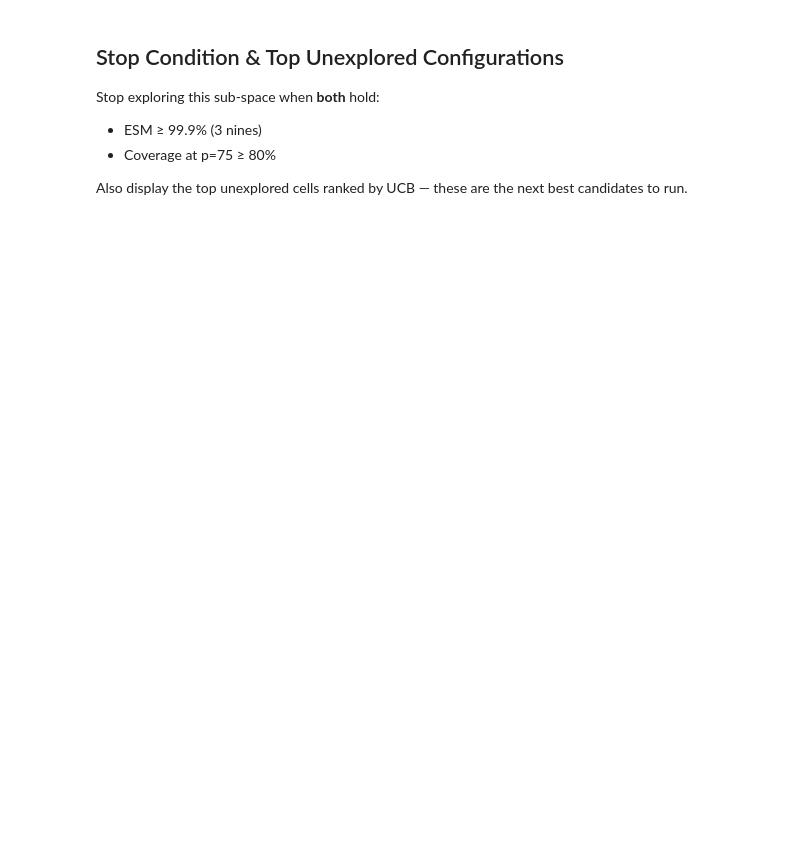
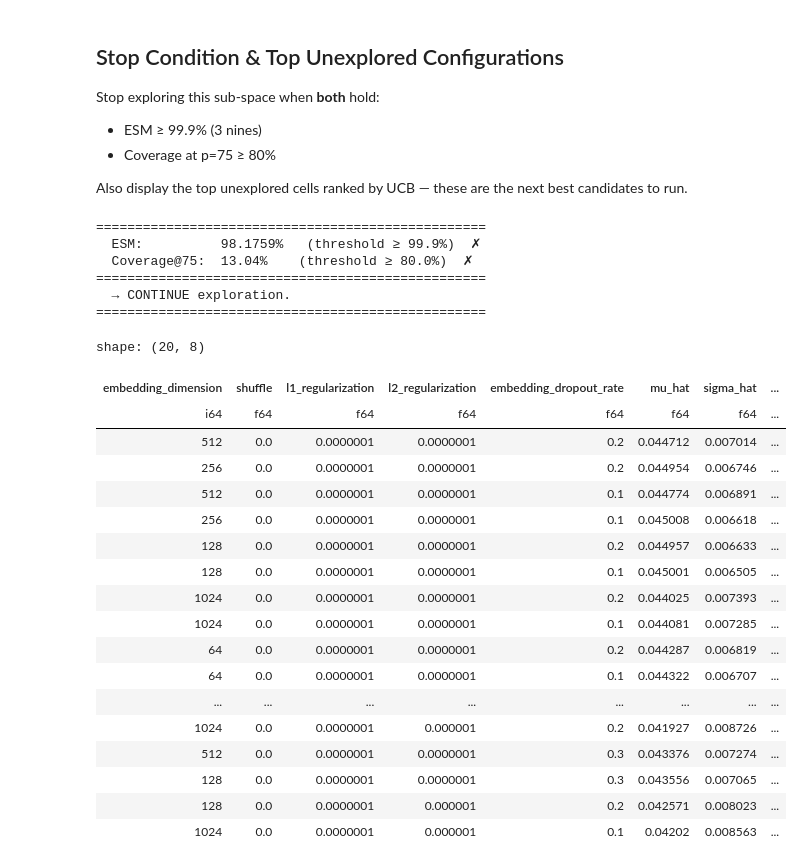
Before and after one commit to chaald/peppermint-matrix, a Jupyter notebook: notebooks/parameter_analysis/surrogate_model.ipynb, the cells around one changed output. Saved outputs shown, nothing was run; the diff lists cells and outputs as text; code cells hidden in the pictures; blank space fills up the shorter version.

Commit message:
surrogate model final

```diff
--- a/notebooks/parameter_analysis/surrogate_model.ipynb
+++ b/notebooks/parameter_analysis/surrogate_model.ipynb
@@ -204,7 +204,7 @@ class RegularizationLogTransformer(BaseEstimator, TransformerMixin):
 surrogate = Pipeline([
     ("log_reg", RegularizationLogTransformer(feature_names)),
     ("rf", RandomForestRegressor(
-        n_estimators=256,
+        n_estimators=1024,
         max_features="sqrt",   # ~2 features/split; forces tree diversity so σ̂ is a meaningful uncertainty signal
         max_samples=0.1,       # each tree sees 10% of runs → more distinct subsets → wider σ̂ spread
         min_samples_leaf=3,
@@ -395,22 +409,20 @@ print(f"Unexplored:   {n_unexplored:,}")
 # %%
-# Predict μ̂ and σ̂ for every unexplored cell
-unexplored_df = full_grid.filter(~pl.col("explored"))
-X_unexplored = unexplored_df.select(feature_names).with_columns(
-    pl.col("shuffle").cast(pl.Float64)
-).to_numpy()
+# Predict μ̂ and σ̂ for the full grid
+full_grid_features = full_grid.select(feature_names).to_numpy()
 
-# Collect per-tree predictions to compute mean and std
-rf_surrogate = surrogate.named_steps["rf"]
-X_unexplored_log = surrogate.named_steps["log_reg"].transform(X_unexplored)
-tree_preds = np.stack([tree.predict(X_unexplored_log) for tree in rf_surrogate.estimators_], axis=0)  # (n_trees, n_cells)
+surrogate_forrest = surrogate.named_steps["rf"]
+full_grid_features_log = surrogate.named_steps["log_reg"].transform(full_grid_features)
+tree_preds = np.stack([tree.predict(full_grid_features_log) for tree in surrogate_forrest.estimators_], axis=0)  # (n_trees, n_cells)
 mu_hat    = tree_preds.mean(axis=0)
 sigma_hat = tree_preds.std(axis=0)
 
-unexplored_df = unexplored_df.with_columns([
+full_grid = full_grid.with_columns([
     pl.Series("mu_hat",    mu_hat),
     pl.Series("sigma_hat", sigma_hat),
     pl.Series("ucb",       mu_hat + beta * sigma_hat),
 ])
 
-print(f"Predictions computed for {len(unexplored_df):,} unexplored cells")
-unexplored_df.select("mu_hat", "sigma_hat", "ucb").describe()
+unexplored_dataframe = full_grid.filter(~pl.col("explored"))
+
+print(f"Predictions computed for {len(full_grid):,} cells ({len(unexplored_dataframe):,} unexplored)")
+full_grid.select("explored", "mu_hat", "sigma_hat", "ucb").describe()
@@ -496,7 +546,7 @@ ESM_STOP_THRESHOLD      = 99.9   # 3 nines
 COVERAGE_STOP_THRESHOLD = 80.0   # percent
 COVERAGE_PERCENTILE     = 75
 
-coverage_75 = coverage_at_percentile(full_grid_with_mu, COVERAGE_PERCENTILE)
+coverage_75 = coverage_at_percentile(full_grid, COVERAGE_PERCENTILE)
 
 esm_met      = esm >= ESM_STOP_THRESHOLD
 coverage_met = coverage_75 >= COVERAGE_STOP_THRESHOLD
@@ -508,12 +558,39 @@ print(f"  Coverage@75:  {coverage_75:.2f}%    (threshold ≥ {COVERAGE_STOP_THRE
 print("=" * 50)
 print(f"  → {'STOP — sub-space saturated.' if should_stop else 'CONTINUE exploration.'}")
 print("=" * 50)
+# %% [output]
+==================================================
+  ESM:          98.1759%   (threshold ≥ 99.9%)  ✗
+  Coverage@75:  13.04%    (threshold ≥ 80.0%)  ✗
+==================================================
+  → CONTINUE exploration.
+==================================================
 # %%
 # Top unexplored configurations ranked by UCB
 top_unexplored = (
-    unexplored_df
+    unexplored_dataframe
     .sort("ucb", descending=True)
     .head(20)
     .select([*feature_names, "mu_hat", "sigma_hat", "ucb"])
 )
 top_unexplored
+# %% [output]
+shape: (20, 8)
+| embedding_dimension | shuffle | l1_regularization | l2_regularization | embedding_dropout_rate | mu_hat | sigma_hat | ... |
+| i64 | f64 | f64 | f64 | f64 | f64 | f64 | ... |
+| 512 | 0.0 | 0.0000001 | 0.0000001 | 0.2 | 0.044712 | 0.007014 | ... |
+| 256 | 0.0 | 0.0000001 | 0.0000001 | 0.2 | 0.044954 | 0.006746 | ... |
+| 512 | 0.0 | 0.0000001 | 0.0000001 | 0.1 | 0.044774 | 0.006891 | ... |
+| 256 | 0.0 | 0.0000001 | 0.0000001 | 0.1 | 0.045008 | 0.006618 | ... |
+| 128 | 0.0 | 0.0000001 | 0.0000001 | 0.2 | 0.044957 | 0.006633 | ... |
+| 128 | 0.0 | 0.0000001 | 0.0000001 | 0.1 | 0.045001 | 0.006505 | ... |
+| 1024 | 0.0 | 0.0000001 | 0.0000001 | 0.2 | 0.044025 | 0.007393 | ... |
+| 1024 | 0.0 | 0.0000001 | 0.0000001 | 0.1 | 0.044081 | 0.007285 | ... |
+| 64 | 0.0 | 0.0000001 | 0.0000001 | 0.2 | 0.044287 | 0.006819 | ... |
+| 64 | 0.0 | 0.0000001 | 0.0000001 | 0.1 | 0.044322 | 0.006707 | ... |
+| ... | ... | ... | ... | ... | ... | ... | ... |
+| 1024 | 0.0 | 0.0000001 | 0.000001 | 0.2 | 0.041927 | 0.008726 | ... |
+| 512 | 0.0 | 0.0000001 | 0.0000001 | 0.3 | 0.043376 | 0.007274 | ... |
+| 128 | 0.0 | 0.0000001 | 0.0000001 | 0.3 | 0.043556 | 0.007065 | ... |
+| 128 | 0.0 | 0.0000001 | 0.000001 | 0.2 | 0.042571 | 0.008023 | ... |
+| 1024 | 0.0 | 0.0000001 | 0.000001 | 0.1 | 0.04202 | 0.008563 | ... |
```
Also changed, not shown: parts of 9 cells of this notebook, 1 other file.
